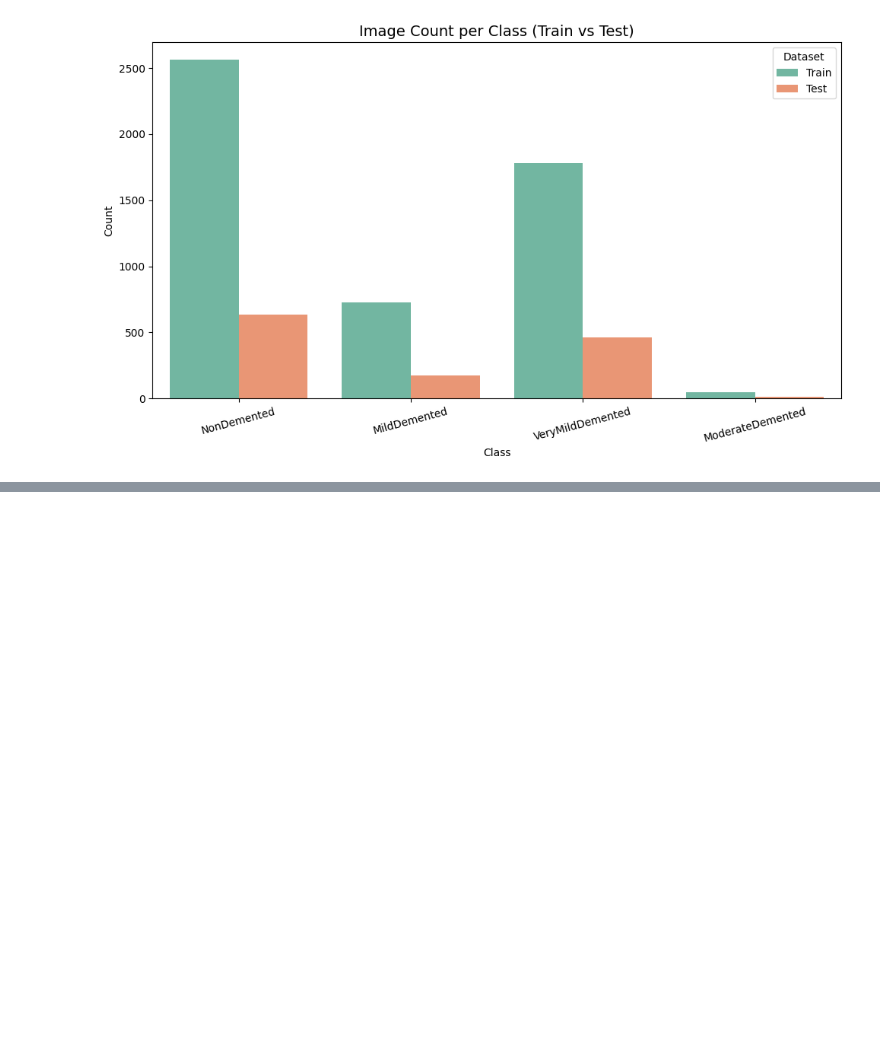
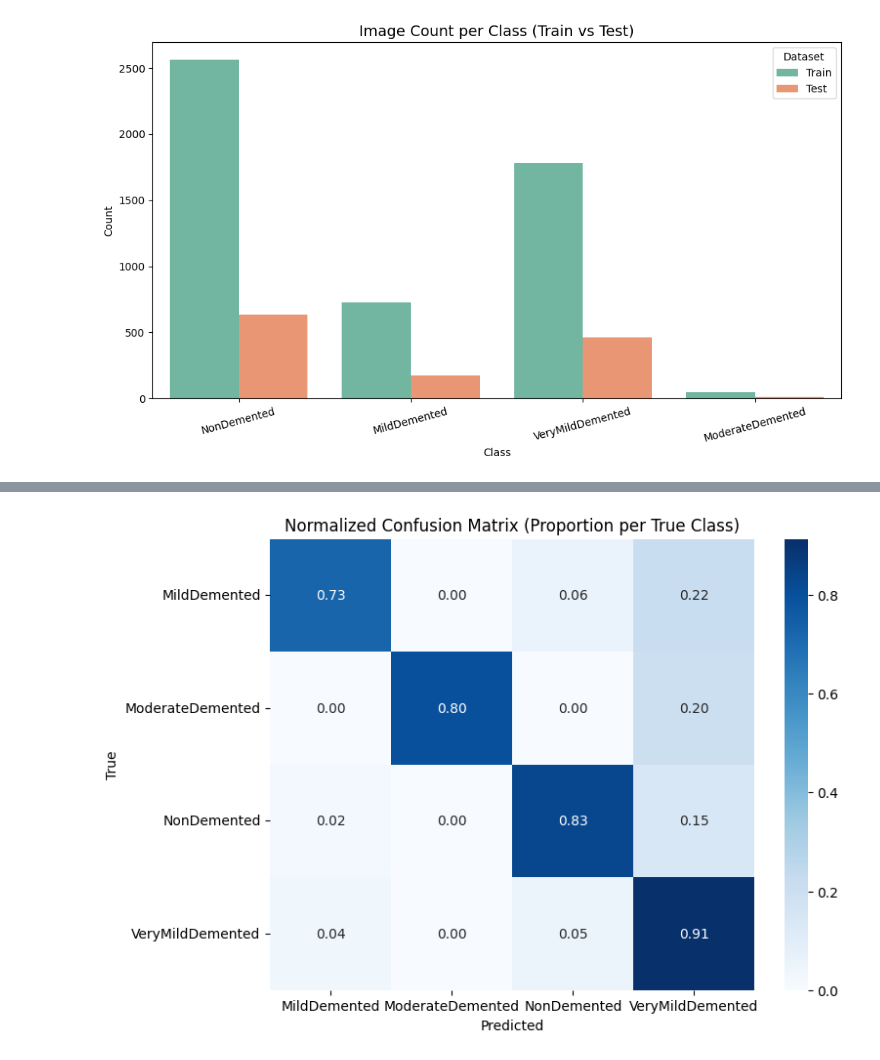
Before and after one commit to saitharun5515/Dissertation-Early-Detection-of-Alzheimer-s-Disease-, a Jupyter notebook: Alzheimers.ipynb, the cells around one changed output, grey strips where cells are left out. Cells and saved outputs as stored; diff of their text form; code cells hidden in the pictures; blank space fills up the shorter version.

```diff
--- a/Alzheimers.ipynb
+++ b/Alzheimers.ipynb
@@ -93,0 +179,5 @@ plt.show()
+# %%
+batch = next(iter(train_loader))
+imgs, labels = batch
+print("Images shape:", imgs.shape)
+print("Labels shape:", labels.shape)
@@ -93,0 +267,6 @@ plt.show()
+# %%
+NUM_EPOCHS = 5
+model, history = train_model(model, criterion, optimizer, scheduler, num_epochs=NUM_EPOCHS)
+
+torch.save(model.state_dict(), "best_resnet18_alzheimers.pth")
+print("Saved best_resnet18_alzheimers.pth")
@@ -93,0 +291,22 @@ plt.show()
+# %%
+def evaluate(model, loader):
+    model.eval()
+    running_corrects = 0
+    total = 0
+    preds_all = []
+    labels_all = []
+    with torch.no_grad():
+        for inputs, labels in loader:
+            inputs = inputs.to(device)
+            labels = labels.to(device)
+            outputs = model(inputs)
+            _, preds = torch.max(outputs, 1)
+            running_corrects += torch.sum(preds == labels.data).item()
+            total += inputs.size(0)
+            preds_all.extend(preds.cpu().tolist())
+            labels_all.extend(labels.cpu().tolist())
+    acc = running_corrects / total
+    return acc, preds_all, labels_all
+
+test_acc, preds, labels = evaluate(model, test_loader)
+print(f"Test Accuracy: {test_acc:.4f}")
@@ -93,0 +349,13 @@ plt.show()
+# %%
+cm = confusion_matrix(labels, preds)
+cm_norm = cm.astype('float') / cm.sum(axis=1)[:, np.newaxis]
+
+plt.figure(figsize=(8,6))
+sns.heatmap(cm_norm, annot=True, fmt='.2f', xticklabels=[label_names[i] for i in range(len(label_names))],
+            yticklabels=[label_names[i] for i in range(len(label_names))], cmap='Blues')
+plt.xlabel('Predicted')
+plt.ylabel('True')
+plt.title('Normalized Confusion Matrix (Proportion per True Class)')
+plt.show()
+# %% [output]
+[figure, added]
```
Also changed, not shown: parts of 49 cells of this notebook.
